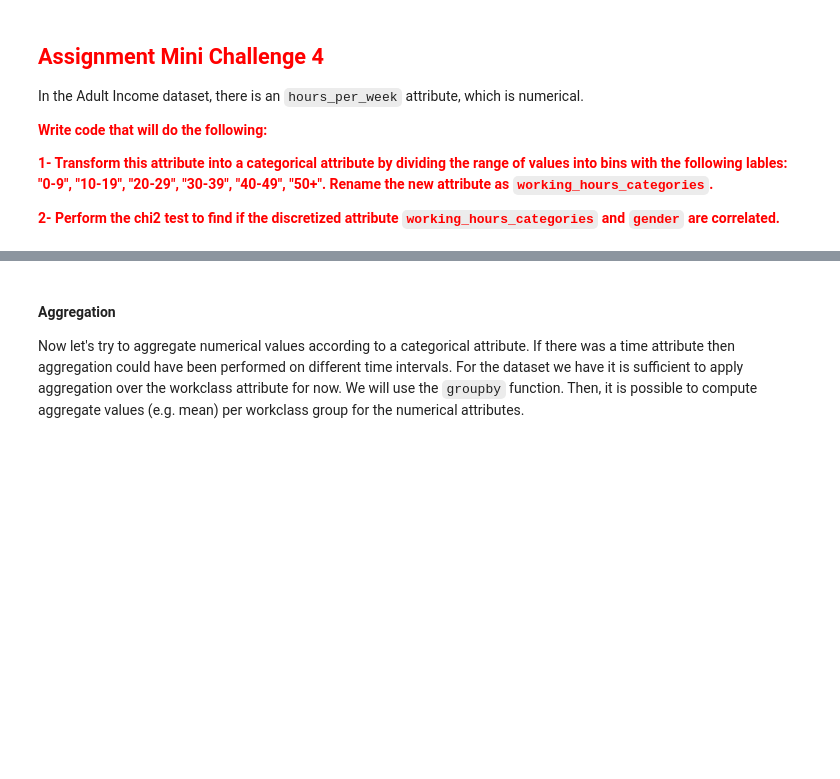
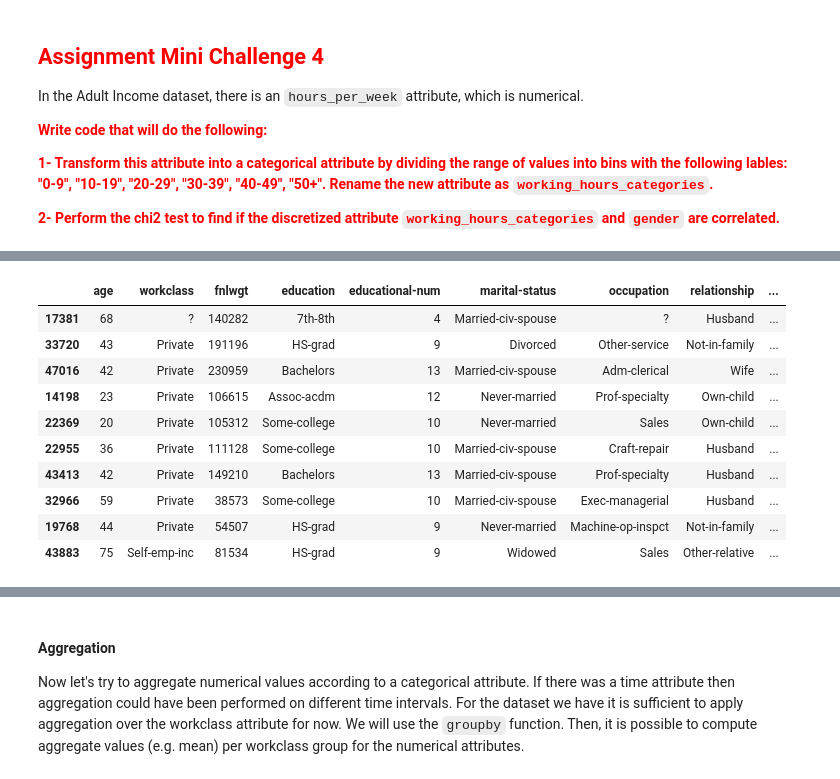
Before and after one commit to grgmgd/data-engineering-course, a Jupyter notebook: Practice6- Data Integration and Feature Engineering.ipynb, the cells around one changed output, grey strips where cells are left out. Drawn from its saved outputs; the diff is of its cells as text; code cells hidden in the pictures; blank space fills up the shorter version.

```diff
--- a/Practice6- Data Integration and Feature Engineering.ipynb
+++ b/Practice6- Data Integration and Feature Engineering.ipynb
@@ -1091,0 +1106,19 @@ In the Adult Income dataset, there is an `hours_per_week` attribute, which is nu
+# %%
+income_df = pd.read_csv("data/income_data.csv")
+mini4 = income_df.copy()
+working_hours_categories = pd.cut(mini4["hours-per-week"], [0, 9, 19, 29, 39, 49, float("inf")],labels=["0-9", "10-19", "20-29", "30-39", "40-49", "50+"])
+mini4["working_hours_categories"] = working_hours_categories
+del mini4["hours-per-week"]
+mini4.sample(10)
+# %% [output]
+|  | age | workclass | fnlwgt | education | educational-num | marital-status | occupation | relationship | ... |
+| 17381 | 68 | ? | 140282 | 7th-8th | 4 | Married-civ-spouse | ? | Husband | ... |
+| 33720 | 43 | Private | 191196 | HS-grad | 9 | Divorced | Other-service | Not-in-family | ... |
+| 47016 | 42 | Private | 230959 | Bachelors | 13 | Married-civ-spouse | Adm-clerical | Wife | ... |
+| 14198 | 23 | Private | 106615 | Assoc-acdm | 12 | Never-married | Prof-specialty | Own-child | ... |
+| 22369 | 20 | Private | 105312 | Some-college | 10 | Never-married | Sales | Own-child | ... |
+| 22955 | 36 | Private | 111128 | Some-college | 10 | Married-civ-spouse | Craft-repair | Husband | ... |
+| 43413 | 42 | Private | 149210 | Bachelors | 13 | Married-civ-spouse | Prof-specialty | Husband | ... |
+| 32966 | 59 | Private | 38573 | Some-college | 10 | Married-civ-spouse | Exec-managerial | Husband | ... |
+| 19768 | 44 | Private | 54507 | HS-grad | 9 | Never-married | Machine-op-inspct | Not-in-family | ... |
+| 43883 | 75 | Self-emp-inc | 81534 | HS-grad | 9 | Widowed | Sales | Other-relative | ... |
```
Also changed, not shown: parts of 7 cells of this notebook.
